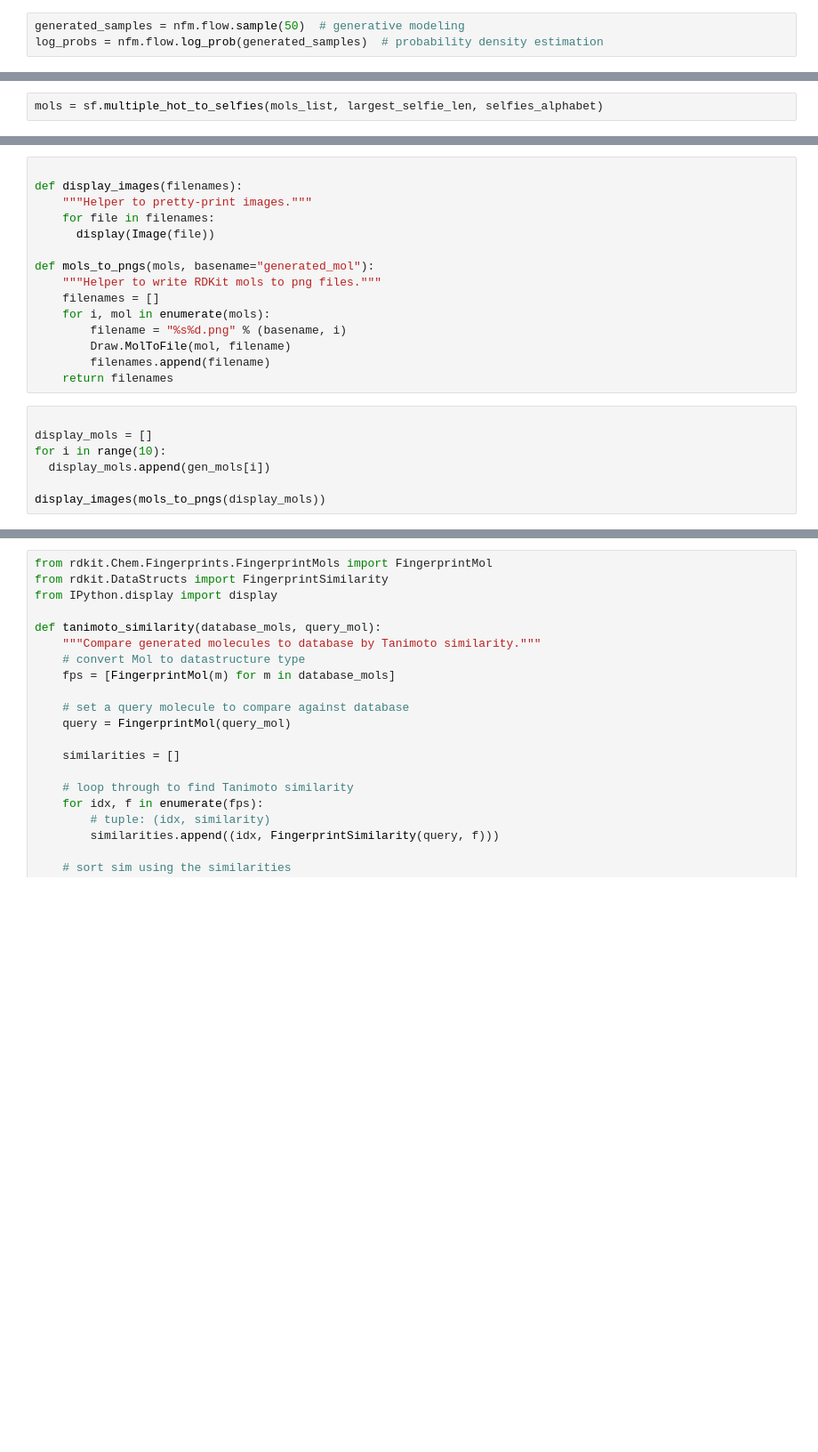
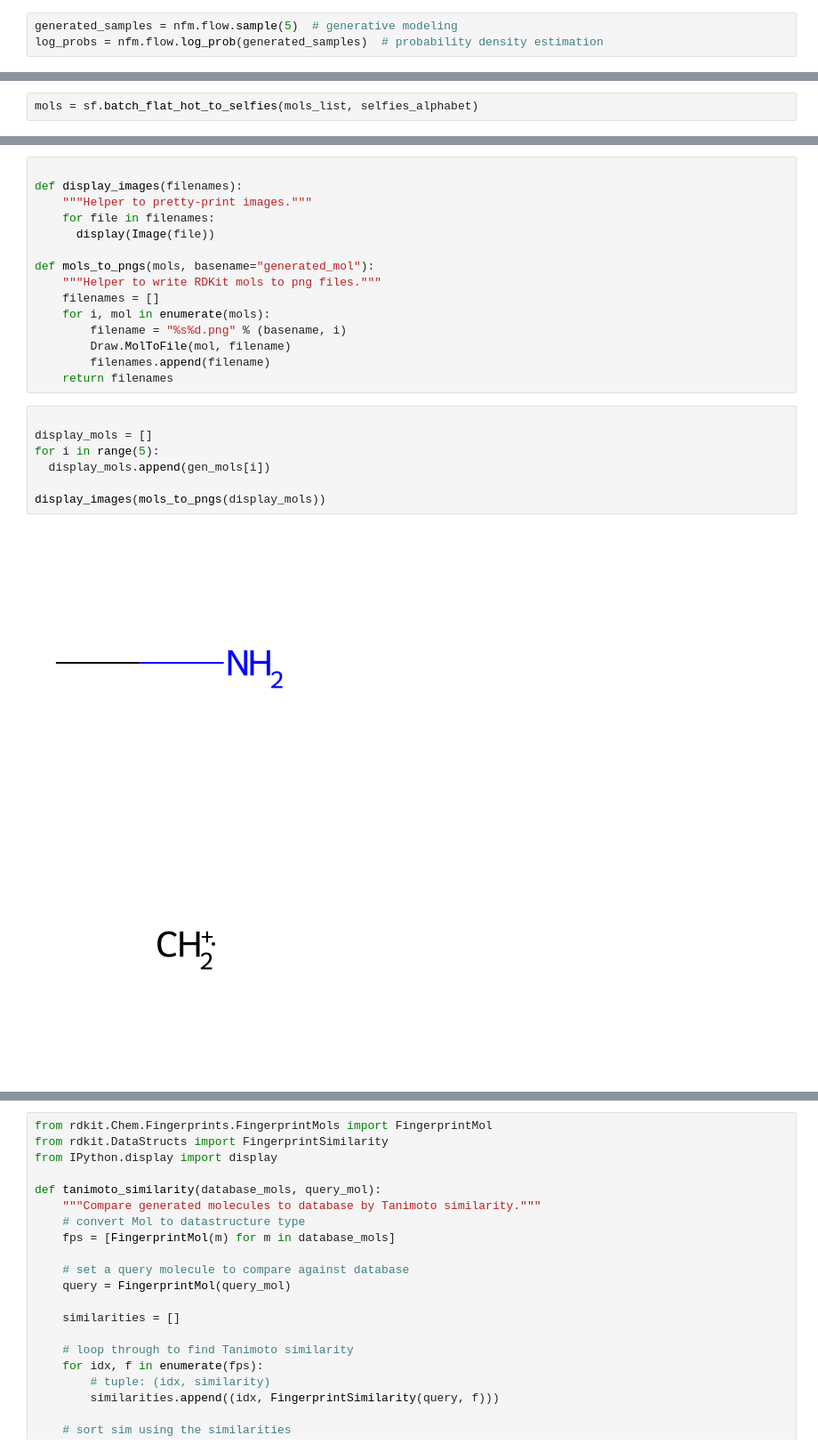
Before and after one commit to PabloCGarcia/bioDeepLearning, a Jupyter notebook: demo_nf.ipynb, the cells around one changed output, grey strips where cells are left out. Shown at 89% size. Saved outputs shown, nothing was run; the diff lists cells and outputs as text; blank space fills up the shorter version.

```diff
--- a/demo_nf.ipynb
+++ b/demo_nf.ipynb
@@ -272,5 +319,5 @@ plt.legend(loc='upper right');
 # %%
-generated_samples = nfm.flow.sample(50)  # generative modeling
+generated_samples = nfm.flow.sample(5)  # generative modeling
 log_probs = nfm.flow.log_prob(generated_samples)  # probability density estimation
 # %%
 mols = tf.math.floor(generated_samples)  # quantize data
@@ -288,2 +337,2 @@ IndexError: ignored
 # %%
-mols = sf.multiple_hot_to_selfies(mols_list, largest_selfie_len, selfies_alphabet)
+mols = sf.batch_flat_hot_to_selfies(mols_list, selfies_alphabet)
@@ -324,7 +407,10 @@ def mols_to_pngs(mols, basename="generated_mol"):
 # %%
 
 display_mols = []
-for i in range(10):
+for i in range(5):
   display_mols.append(gen_mols[i])
 
 display_images(mols_to_pngs(display_mols))
+# %% [output]
+[figure, added]
+[figure, added]
```
Also changed, not shown: parts of 30 cells of this notebook.
